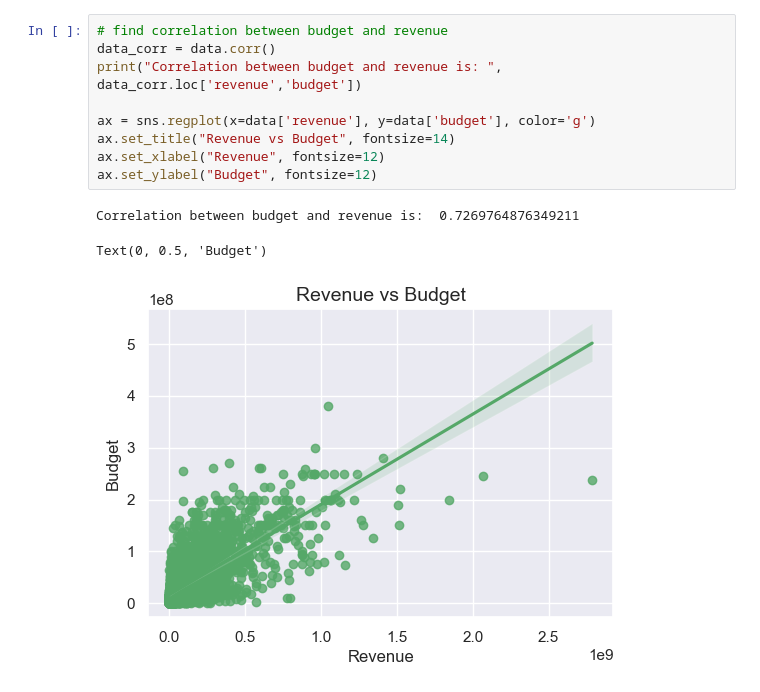
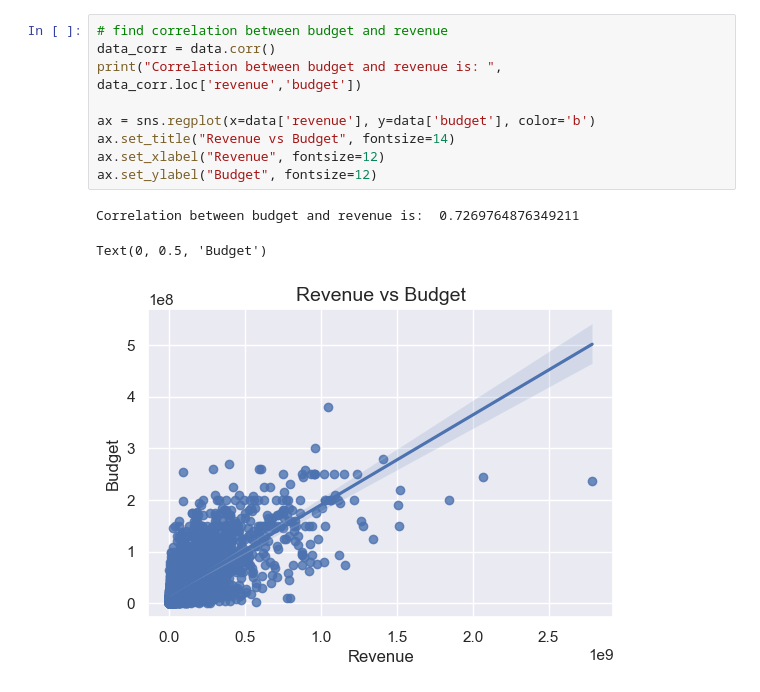
Before and after one commit to MieThorberg/MovieMatch, a Jupyter notebook: MovieRevenueVSBudget.ipynb, the cells around one changed output. Drawn from its saved outputs; the diff is of its cells as text.

Commit message:
Movie revenue vs budget added

```diff
--- a/MovieRevenueVSBudget.ipynb
+++ b/MovieRevenueVSBudget.ipynb
@@ -22,13 +22,13 @@ data.head()
 # %%
 # find correlation between budget and revenue
 data_corr = data.corr()
 print("Correlation between budget and revenue is: ", data_corr.loc['revenue','budget'])
 
-ax = sns.regplot(x=data['revenue'], y=data['budget'], color='g')
+ax = sns.regplot(x=data['revenue'], y=data['budget'], color='b')
 ax.set_title("Revenue vs Budget", fontsize=14)
 ax.set_xlabel("Revenue", fontsize=12)
 ax.set_ylabel("Budget", fontsize=12)
 # %% [output]
 Correlation between budget and revenue is:  0.7269764876349211
 Text(0, 0.5, 'Budget')
-[figure, old version]
+[figure, new version]
```
Also changed, not shown: parts of 1 cell of this notebook.
